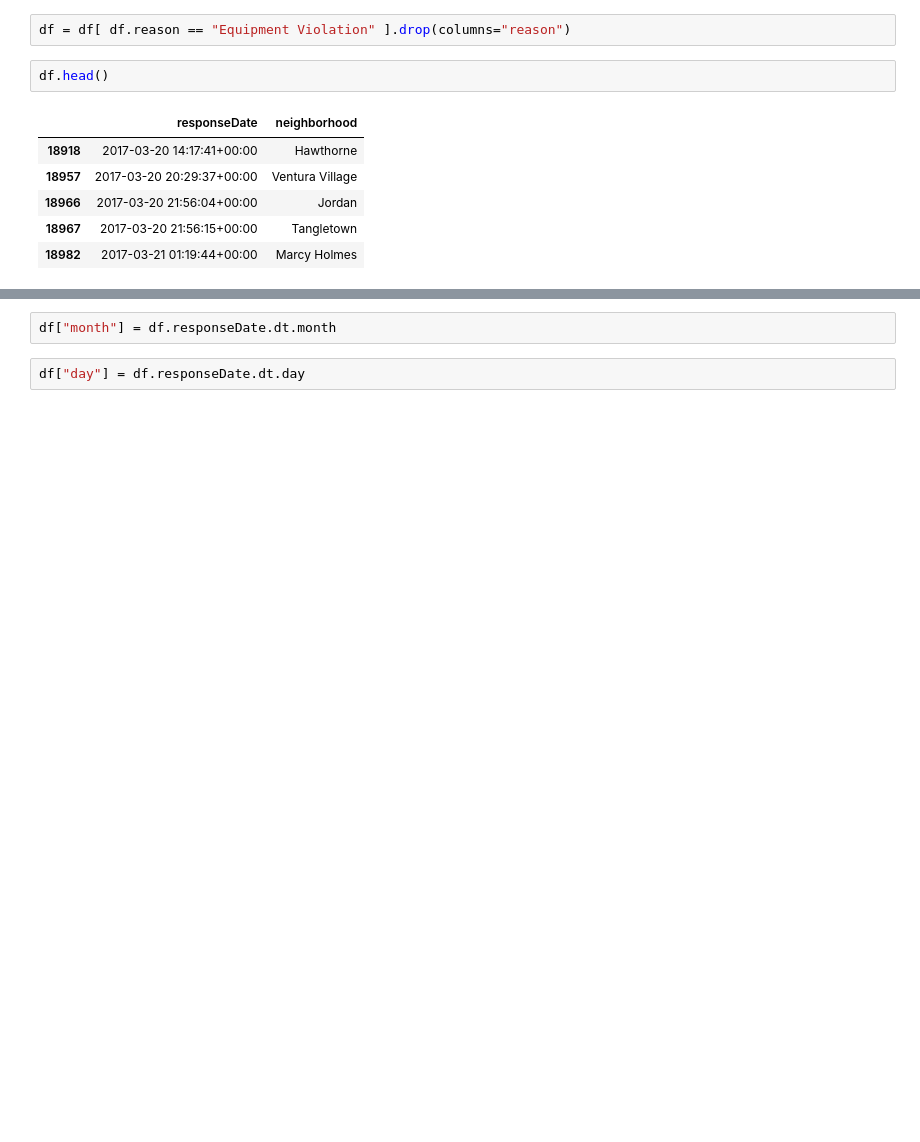
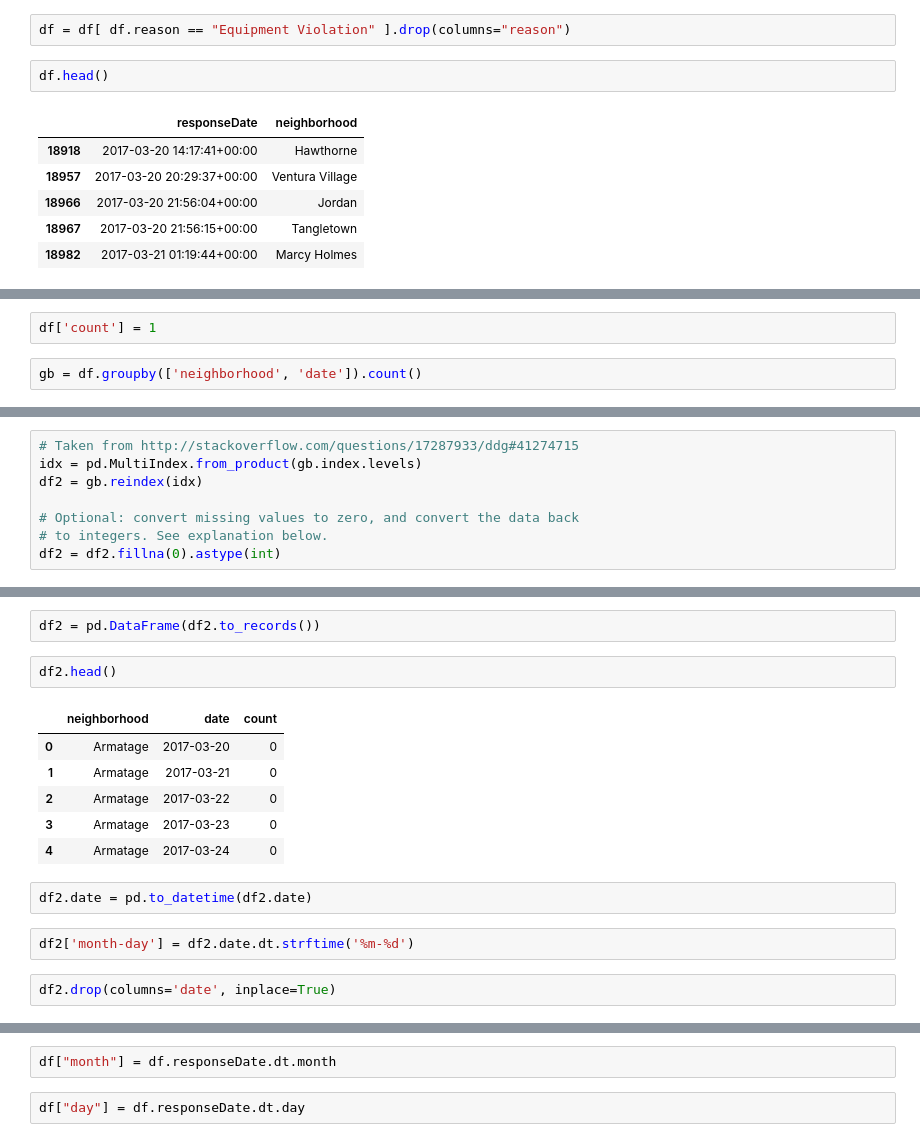
Before and after one commit to aleksod/tc-traffic-stops, a Jupyter notebook: Minneapolis.ipynb, the cells around one changed output, grey strips where cells are left out. Saved outputs shown, nothing was run; the diff lists cells and outputs as text; blank space fills up the shorter version.

Commit message:
made my own dockerfile for customizatins, got extra make commands, filled in missing dates per area

```diff
--- a/Minneapolis.ipynb
+++ b/Minneapolis.ipynb
@@ -71,0 +85,4 @@ df.head()
+# %%
+df['count'] = 1
+# %%
+gb = df.groupby(['neighborhood', 'date']).count()
@@ -71,0 +99,8 @@ df.head()
+# %%
+# Taken from http://stackoverflow.com/questions/17287933/ddg#41274715
+idx = pd.MultiIndex.from_product(gb.index.levels)
+df2 = gb.reindex(idx)
+
+# Optional: convert missing values to zero, and convert the data back
+# to integers. See explanation below.
+df2 = df2.fillna(0).astype(int)
@@ -71,0 +127,17 @@ df.head()
+# %%
+df2 = pd.DataFrame(df2.to_records())
+# %%
+df2.head()
+# %% [output]
+|  | neighborhood | date | count |
+| 0 | Armatage | 2017-03-20 | 0 |
+| 1 | Armatage | 2017-03-21 | 0 |
+| 2 | Armatage | 2017-03-22 | 0 |
+| 3 | Armatage | 2017-03-23 | 0 |
+| 4 | Armatage | 2017-03-24 | 0 |
+# %%
+df2.date = pd.to_datetime(df2.date)
+# %%
+df2['month-day'] = df2.date.dt.strftime('%m-%d')
+# %%
+df2.drop(columns='date', inplace=True)
```
Also changed, not shown: parts of 12 cells of this notebook, 2 other files.
